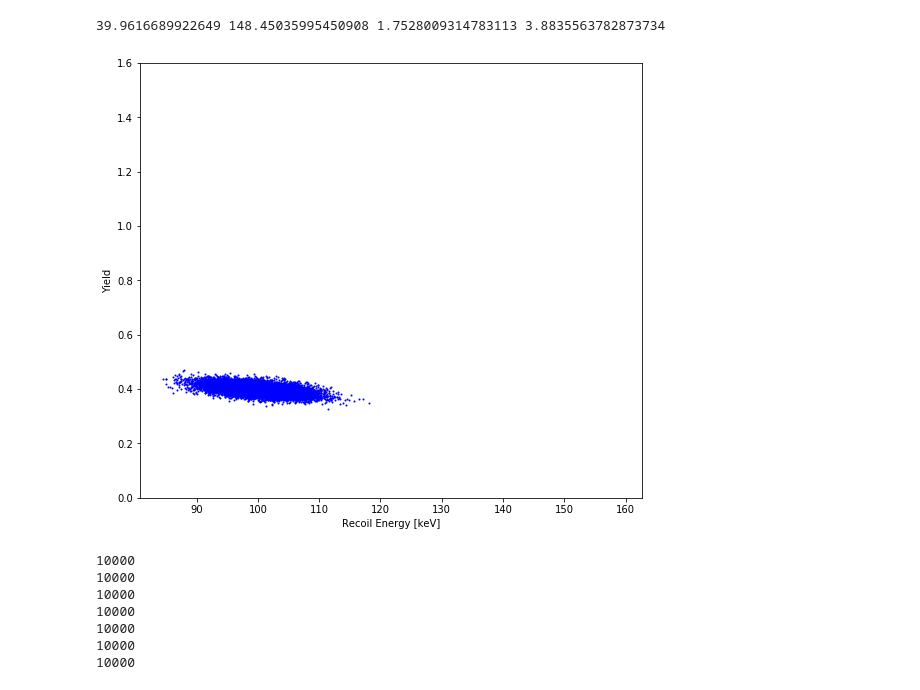
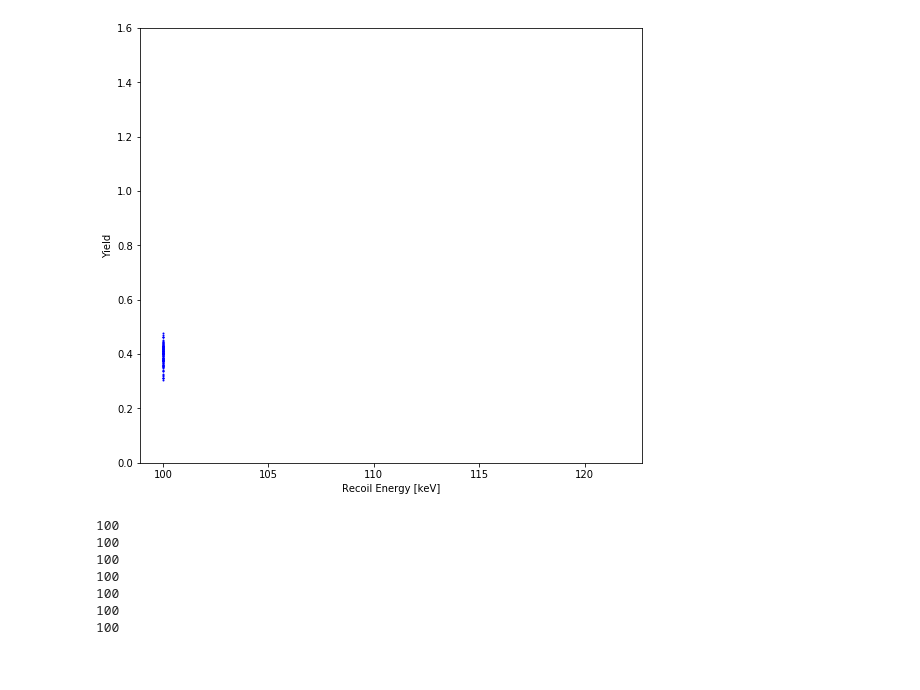
Before and after one commit to villaa/nrFano_Constraint, a Jupyter notebook: Band_Fits/Yield_1ER.ipynb, the cells around one changed output. Cells and saved outputs as stored; diff of their text form; code cells hidden in the pictures.

```diff
--- a/Band_Fits/Yield_1ER.ipynb
+++ b/Band_Fits/Yield_1ER.ipynb
@@ -41,8 +41,8 @@ QNR=[]
 PT1 = []
 # %%
 #For Nuclear Recoils
-F =20
-N = 10000
+F =100
+N = 100
 #Er = np.random.exponential(40,np.uint32(N*0.3)) #tip from anthony
 #Er = np.random.uniform(0,200,N)
 #Enr = np.random.choice(np.arange(10,100))
@@ -101,10 +101,6 @@ for i in np.arange(0,N):
     yield1 = Qnr1 / Enr #for 1 perfectly known Er.
     #yield1 = Qnr1 / ER
     Yield.append(yield1)
-# %%
-print(np.mean(QNR),np.mean(PT1),np.std(QNR),np.std(PT1))
-# %% [output]
-39.9616689922649 148.45035995450908 1.7528009314783113 3.8835563782873734
 # %%
 #For Electron Recoils.
 
@@ -167,35 +163,35 @@ yn = np.polyval([m, c], xn)
 # %%
 #plot
 
 
 fig,axes = plt.subplots(1,1,figsize=(9.0,8.0),sharex=True)
 ax1 = axes
 
 
 X = np.arange(0.1,100,0.1)
 
-ax1.plot(ER,Yield,'o',color='b',linewidth=2,markersize=1)
+ax1.plot(ER1,Yield,'o',color='b',linewidth=2,markersize=1)
 ax1.plot(Qer,Pter,'o',color='k',linewidth=2,markersize=1)
 '''
 ax1.plot(X,ynr_muv(X),color = 'orange',label='NR mu') #using old data
 #ax1.plot(xn,yn,'r--') #new fit to data (mean)
 
 ax1.plot(X,ynr_muv(X)+3*ynr_sigv(X),'r-',label='NR 3$\sigma$')
 ax1.plot(X,ynr_muv(X)-3*ynr_sigv(X),'r-',label=None)
 
 ax1.plot(X,yer_muv(X),color='purple',linestyle='--',label='ER mu')
 ax1.plot(X,yer_muv(X)+3*yer_sigv(X),color='purple',linestyle='-',label='ER 3$\sigma$')
 ax1.plot(X,yer_muv(X)-3*yer_sigv(X),color='purple',linestyle='-',label=None)
 '''
 ax1.set_xlabel('Recoil Energy [keV]')
 ax1.set_ylabel('Yield')
 ax1.set_ylim(0,1.6)
 #ax1.set_xlim(0,50)
 
 
 plt.show()
 # %% [output]
-[figure, old version]
+[figure, new version]
 # %%
 print(len(ER))
 print(len(sigQ1))
@@ -205,13 +201,13 @@ print(len(U1))
 print(len(U2))
 print(len(N_eh))
 # %% [output]
-10000
-10000
-10000
-10000
-10000
-10000
-10000
+100
+100
+100
+100
+100
+100
+100
 # %%
 #removing allowing Yield values from 0->1.6 and removing negative energies. Then creating energy bins.
 
```
Also changed, not shown: parts of 8 cells of this notebook, 18 other files.
